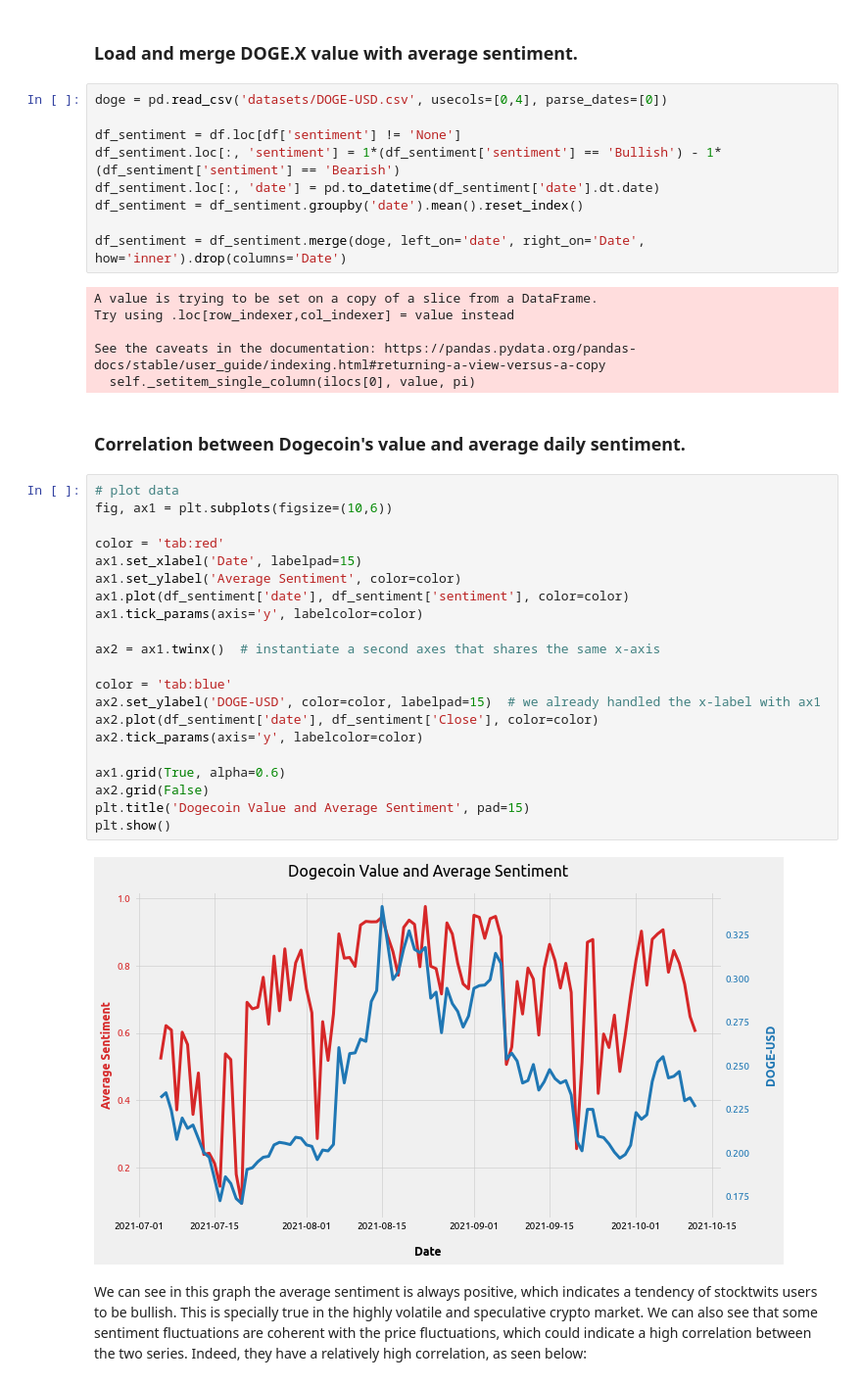
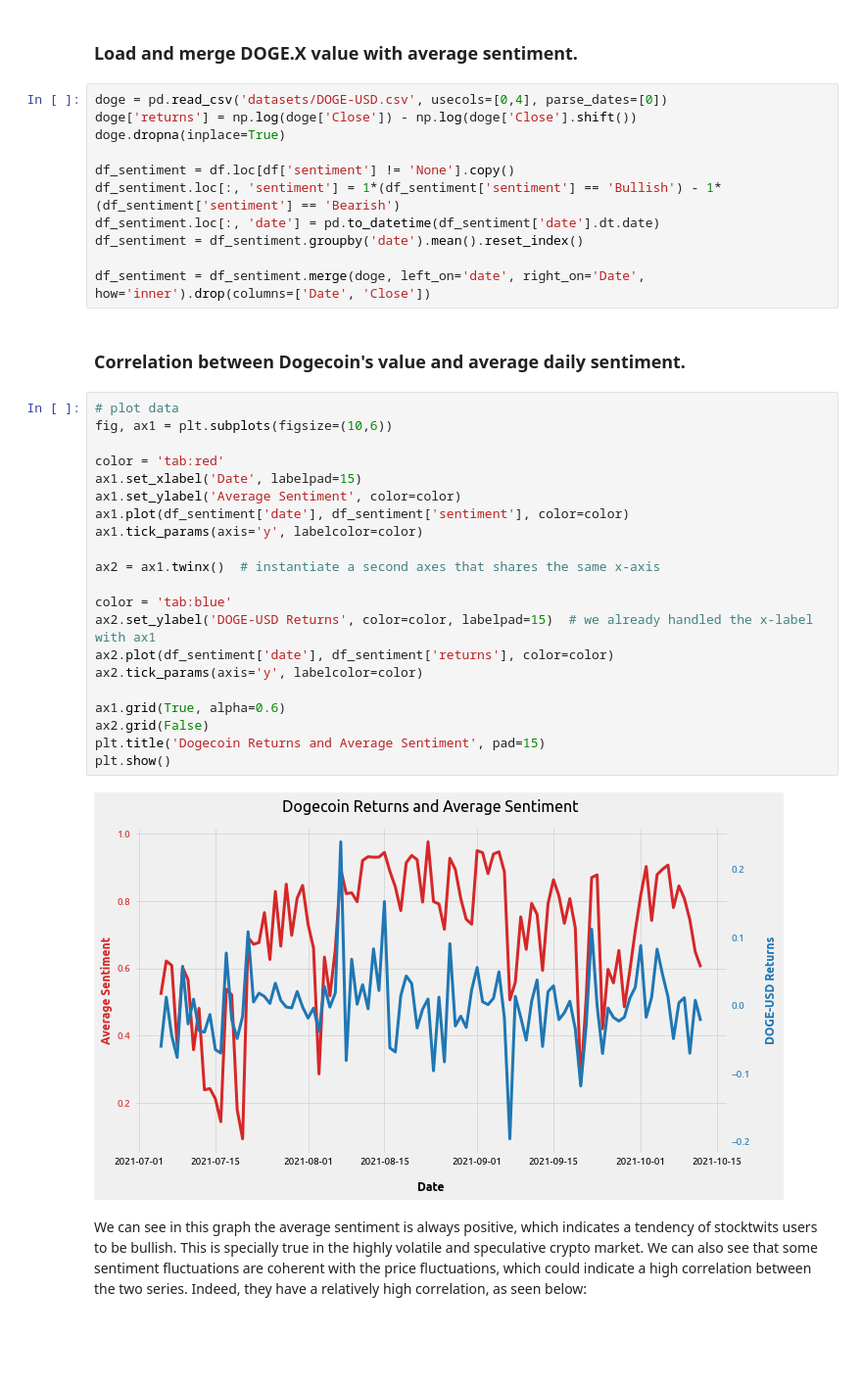
Before and after one commit to daniel-deutsch/FTD, a Jupyter notebook: Data Science/project/data_analysis.ipynb, the cells around one changed output. Shown: that part at 98% size. Drawn from its saved outputs; the diff is of its cells as text; blank space fills up the shorter version.

```diff
--- a/Data Science/project/data_analysis.ipynb
+++ b/Data Science/project/data_analysis.ipynb
@@ -213,44 +213,40 @@ pullback : 932
 ### Load and merge DOGE.X value with average sentiment.
 # %%
 doge = pd.read_csv('datasets/DOGE-USD.csv', usecols=[0,4], parse_dates=[0])
+doge['returns'] = np.log(doge['Close']) - np.log(doge['Close'].shift())
+doge.dropna(inplace=True)
 
-df_sentiment = df.loc[df['sentiment'] != 'None']
+df_sentiment = df.loc[df['sentiment'] != 'None'].copy()
 df_sentiment.loc[:, 'sentiment'] = 1*(df_sentiment['sentiment'] == 'Bullish') - 1*(df_sentiment['sentiment'] == 'Bearish')
 df_sentiment.loc[:, 'date'] = pd.to_datetime(df_sentiment['date'].dt.date)
 df_sentiment = df_sentiment.groupby('date').mean().reset_index()
 
-df_sentiment = df_sentiment.merge(doge, left_on='date', right_on='Date', how='inner').drop(columns='Date')
+df_sentiment = df_sentiment.merge(doge, left_on='date', right_on='Date', how='inner').drop(columns=['Date', 'Close'])
-# %% [output]
-A value is trying to be set on a copy of a slice from a DataFrame.
-Try using .loc[row_indexer,col_indexer] = value instead
-
-See the caveats in the documentation: https://pandas.pydata.org/pandas-docs/stable/user_guide/indexing.html#returning-a-view-versus-a-copy
-  self._setitem_single_column(ilocs[0], value, pi)
 # %% [markdown]
 ### Correlation between Dogecoin's value and average daily sentiment.
 # %%
 # plot data
 fig, ax1 = plt.subplots(figsize=(10,6))
 
 color = 'tab:red'
 ax1.set_xlabel('Date', labelpad=15)
 ax1.set_ylabel('Average Sentiment', color=color)
 ax1.plot(df_sentiment['date'], df_sentiment['sentiment'], color=color)
 ax1.tick_params(axis='y', labelcolor=color)
 
 ax2 = ax1.twinx()  # instantiate a second axes that shares the same x-axis
 
 color = 'tab:blue'
-ax2.set_ylabel('DOGE-USD', color=color, labelpad=15)  # we already handled the x-label with ax1
-ax2.plot(df_sentiment['date'], df_sentiment['Close'], color=color)
+ax2.set_ylabel('DOGE-USD Returns', color=color, labelpad=15)  # we already handled the x-label with ax1
+ax2.plot(df_sentiment['date'], df_sentiment['returns'], color=color)
 ax2.tick_params(axis='y', labelcolor=color)
 
 ax1.grid(True, alpha=0.6)
 ax2.grid(False)
-plt.title('Dogecoin Value and Average Sentiment', pad=15)
+plt.title('Dogecoin Returns and Average Sentiment', pad=15)
 plt.show()
 # %% [output]
-[figure, old version]
+[figure, new version]
 # %% [markdown]
 We can see in this graph the average sentiment is always positive, which indicates a tendency of stocktwits users to be bullish. This is specially true in the highly volatile and speculative crypto market. We can also see that some sentiment fluctuations are coherent with the price fluctuations, which could indicate a high correlation between the two series. Indeed, they have a relatively high correlation, as seen below:
 # %%
```
Also changed, not shown: parts of 20 cells of this notebook, 3 other files.
